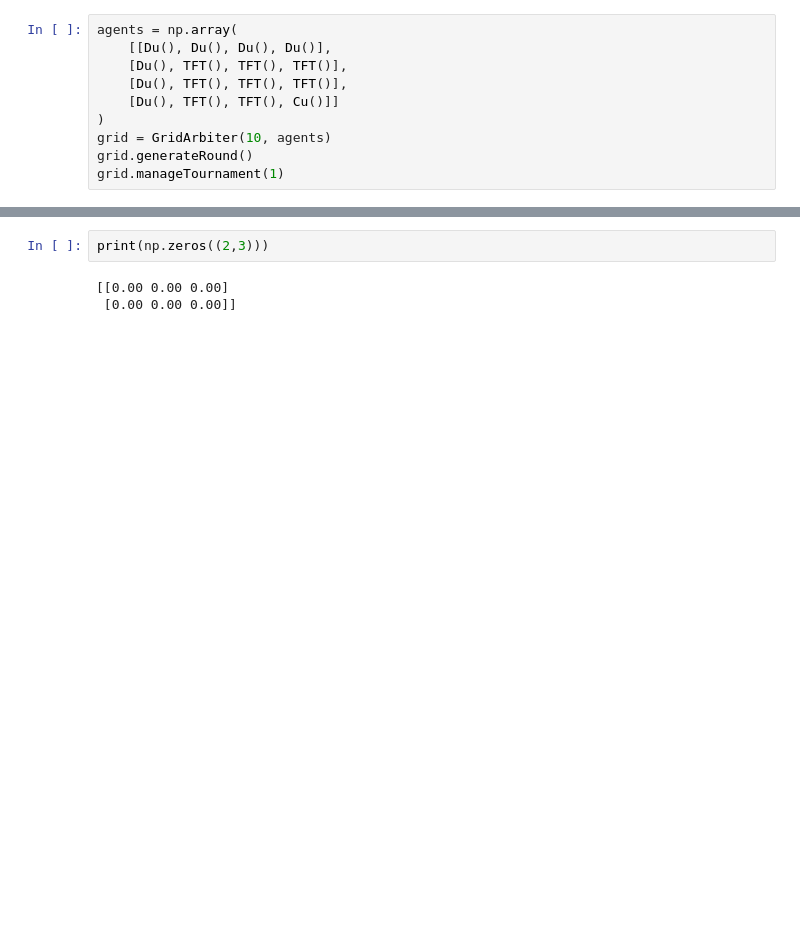
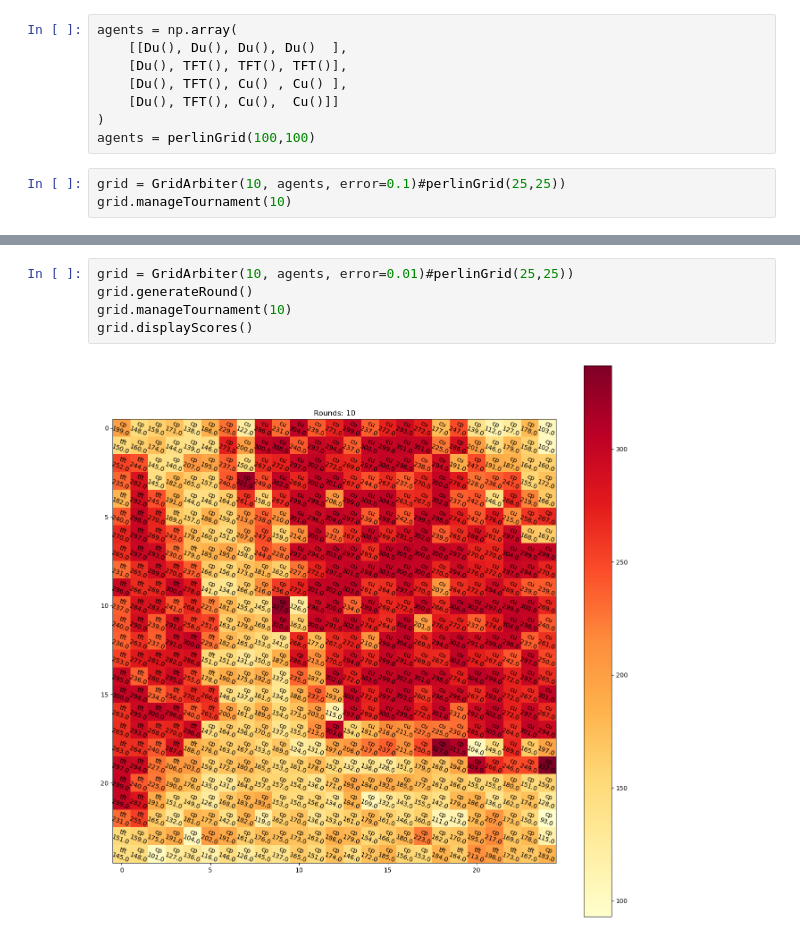
Before and after one commit to sebastianwied/GameTheory, a Jupyter notebook: DilemmaSim.ipynb, the cells around one changed output, grey strips where cells are left out. Cells and saved outputs as stored; diff of their text form; blank space fills up the shorter version.

Commit message:
Performance testing on grid. It's bad! New version coming

```diff
--- a/DilemmaSim.ipynb
+++ b/DilemmaSim.ipynb
@@ -173,11 +235,12 @@ class GridArbiter(Arbiter):
+# %%
+agents = np.array(
+    [[Du(), Du(), Du(), Du()  ],
+    [Du(), TFT(), TFT(), TFT()],
+    [Du(), TFT(), Cu() , Cu() ],
+    [Du(), TFT(), Cu(),  Cu()]]
+)
+agents = perlinGrid(100,100)
 # %%
-agents = np.array(
-    [[Du(), Du(), Du(), Du()],
-    [Du(), TFT(), TFT(), TFT()],
-    [Du(), TFT(), TFT(), TFT()],
-    [Du(), TFT(), TFT(), Cu()]]
-)
-grid = GridArbiter(10, agents)
-grid.generateRound()
-grid.manageTournament(1)
+grid = GridArbiter(10, agents, error=0.1)#perlinGrid(25,25))
+grid.manageTournament(10)
 # %% [output]
@@ -189,5 +264,7 @@ grid.manageTournament(1)
-# %%
-print(np.zeros((2,3)))
-# %% [output]
-[[0.00 0.00 0.00]
- [0.00 0.00 0.00]]
+# %%
+grid = GridArbiter(10, agents, error=0.01)#perlinGrid(25,25))
+grid.generateRound()
+grid.manageTournament(10)
+grid.displayScores()
+# %% [output]
+[figure, added]
```
Also changed, not shown: parts of 7 cells of this notebook, 2 other files.
